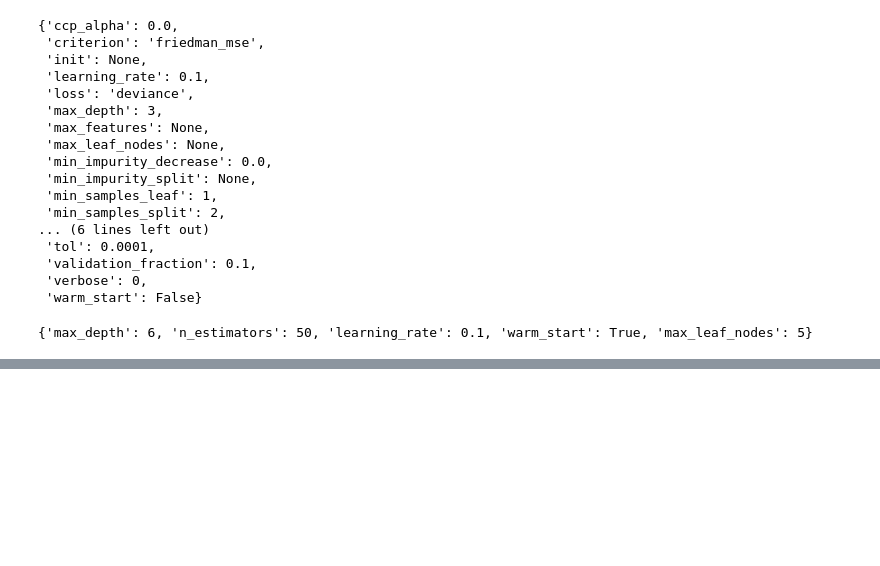
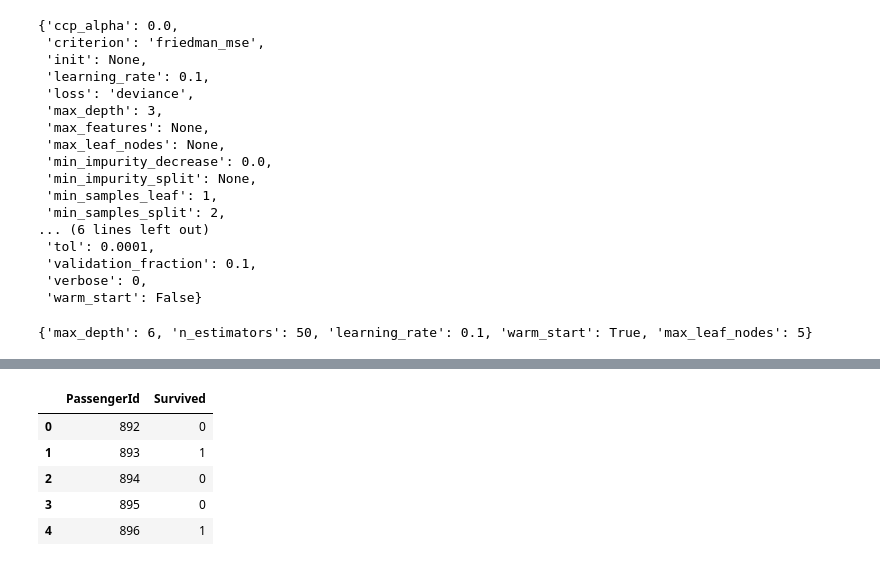
Before and after one commit to hernandezurbina/KaggleAdventures, a Jupyter notebook: Titanic_2ModelsSameDataset.ipynb, the cells around one changed output, grey strips where cells are left out. Cells and saved outputs as stored; diff of their text form; code cells hidden in the pictures; blank space fills up the shorter version.

Commit message:
Finished working on titanic notebook, started new one based on tut

```diff
--- a/Titanic_2ModelsSameDataset.ipynb
+++ b/Titanic_2ModelsSameDataset.ipynb
@@ -483,0 +628,26 @@ print(grid.best_params_)
+# %%
+accs = []
+f1s = []
+for i, (train_idx, test_idx) in enumerate(kFold.split(X, y)):
+    print('Fold:', i)
+    X_train, X_test = X.iloc[train_idx], X.iloc[test_idx]
+    y_train, y_test = y.iloc[train_idx], y.iloc[test_idx]
+
+    modelGB = GradientBoostingClassifier(random_state=0,
+                                         max_depth=1,
+                                         n_estimators=150,
+                                         learning_rate=0.9,
+                                         warm_start=True,
+                                         max_leaf_nodes=5
+                                        )
+    modelGB.fit(X_train, y_train)
+    preds = modelGB.predict(X_test)
+
+    acc = accuracy_score(y_test, preds)
+    f1 = f1_score(y_test, preds)
+    accs.append(acc)
+    f1s.append(f1)
+    print('Acc:', acc, 'F1:', f1)
+    print()
+print('Mean acc:', np.mean(accs))
+print('Mean F1:', np.mean(f1s))
@@ -483,0 +690,9 @@ print(grid.best_params_)
+# %%
+outputNonChildren.head()
+# %% [output]
+|  | PassengerId | Survived |
+| 0 | 892 | 0 |
+| 1 | 893 | 1 |
+| 2 | 894 | 0 |
+| 3 | 895 | 0 |
+| 4 | 896 | 1 |
```
Also changed, not shown: parts of 27 cells of this notebook, 1 other file.
